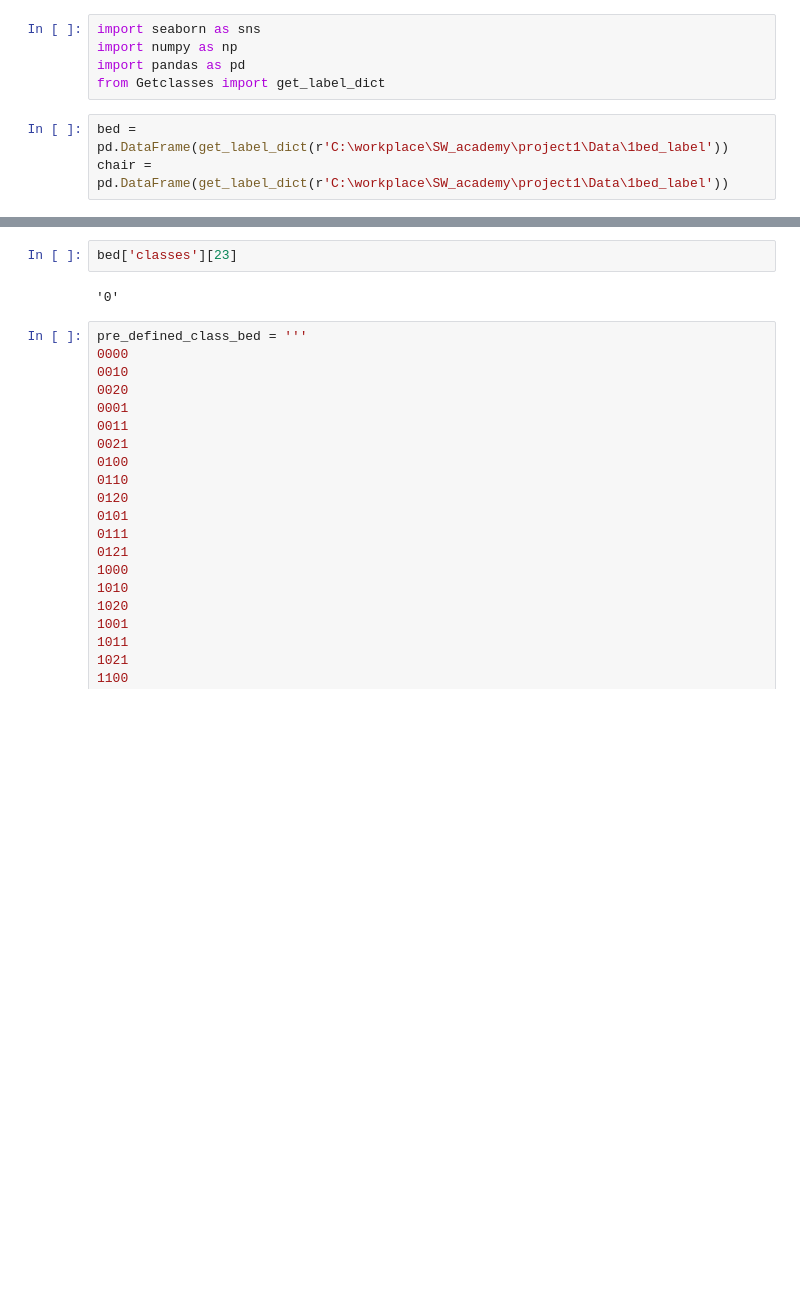
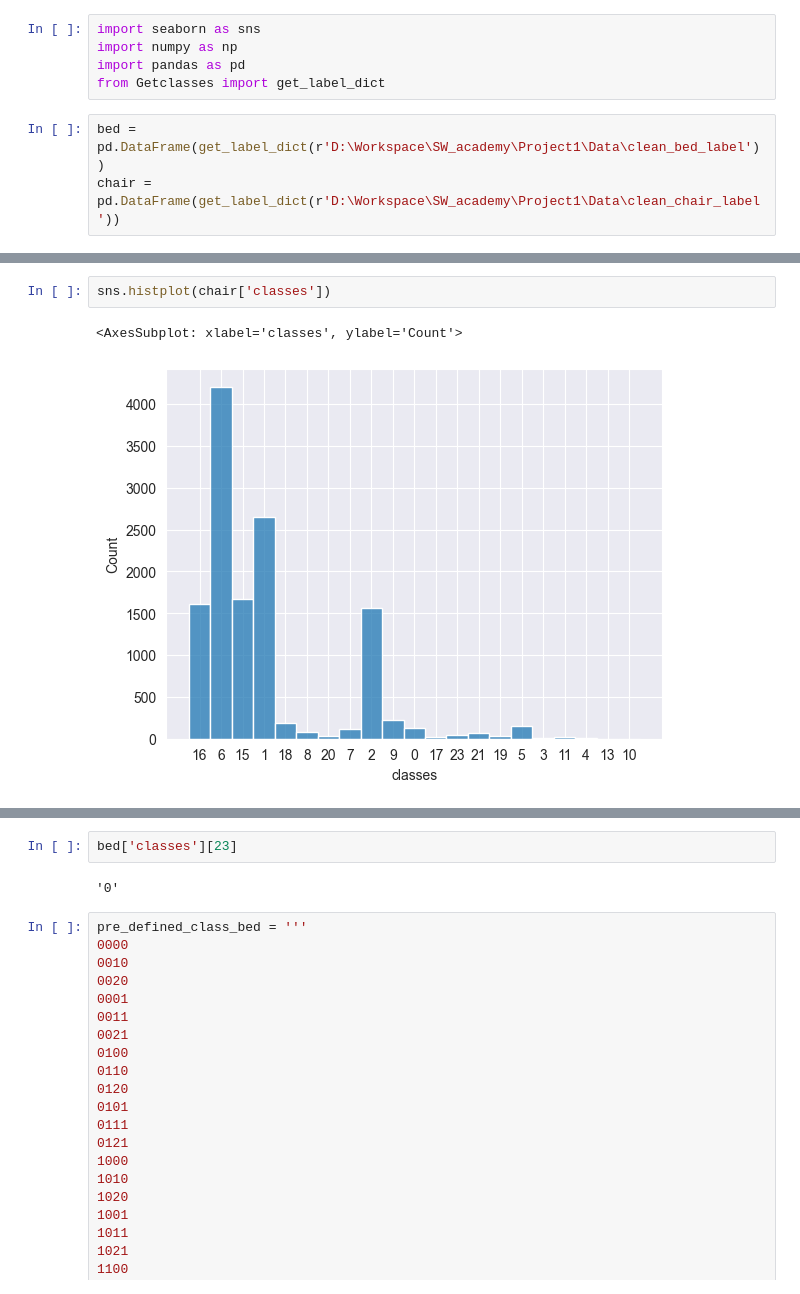
Before and after one commit to cyanjz/07Project1, a Jupyter notebook: Datapreparation/EDA/EDA.ipynb, the cells around one changed output, grey strips where cells are left out. Cells and saved outputs as stored; diff of their text form; blank space fills up the shorter version.

```diff
--- a/Datapreparation/EDA/EDA.ipynb
+++ b/Datapreparation/EDA/EDA.ipynb
@@ -4,5 +4,5 @@ import numpy as np
 import pandas as pd
 from Getclasses import get_label_dict
 # %%
-bed = pd.DataFrame(get_label_dict(r'C:\workplace\SW_academy\project1\Data\1bed_label'))
-chair = pd.DataFrame(get_label_dict(r'C:\workplace\SW_academy\project1\Data\1bed_label'))
+bed = pd.DataFrame(get_label_dict(r'D:\Workspace\SW_academy\Project1\Data\clean_bed_label'))
+chair = pd.DataFrame(get_label_dict(r'D:\Workspace\SW_academy\Project1\Data\clean_chair_label'))
@@ -16,0 +36,5 @@ NameError: name 'sns' is not defined
+# %%
+sns.histplot(chair['classes'])
+# %% [output]
+<AxesSubplot: xlabel='classes', ylabel='Count'>
+[figure, added]
```
Also changed, not shown: parts of 16 cells of this notebook, 5 other files.
